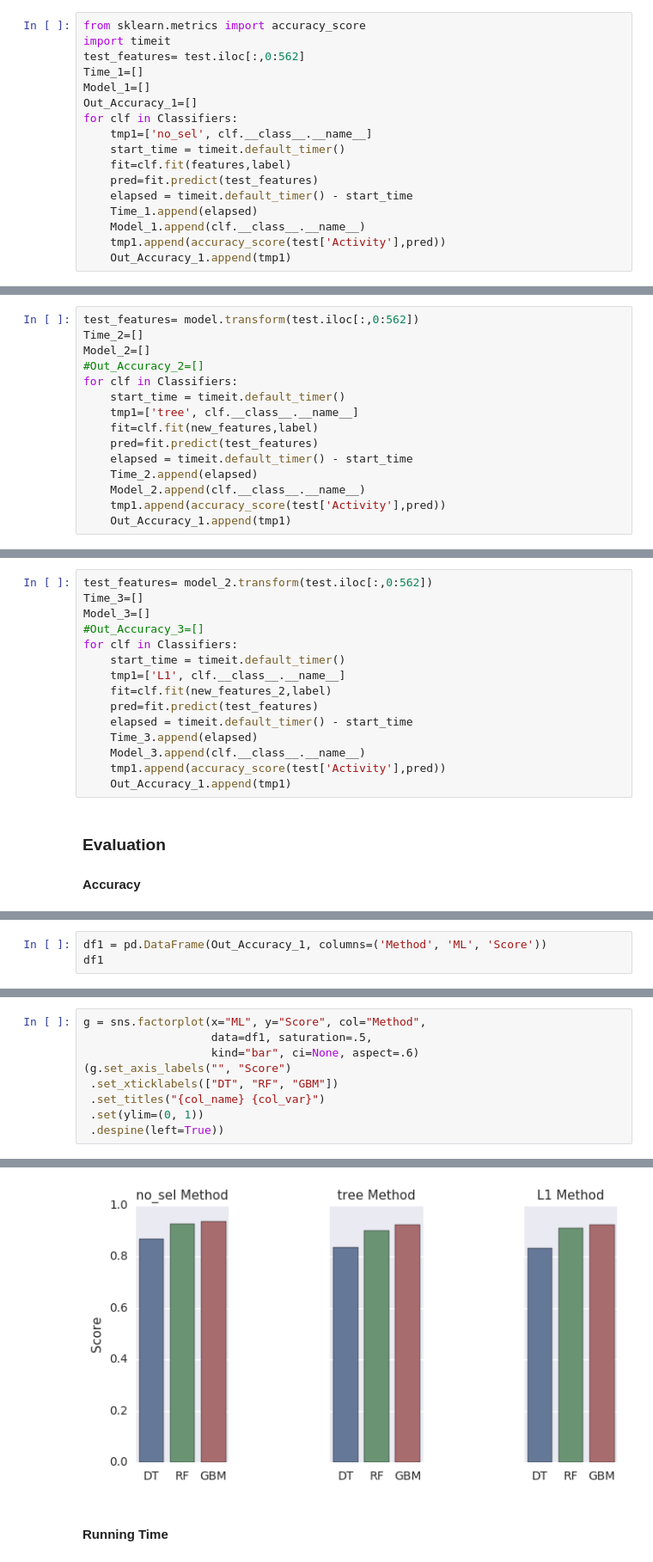
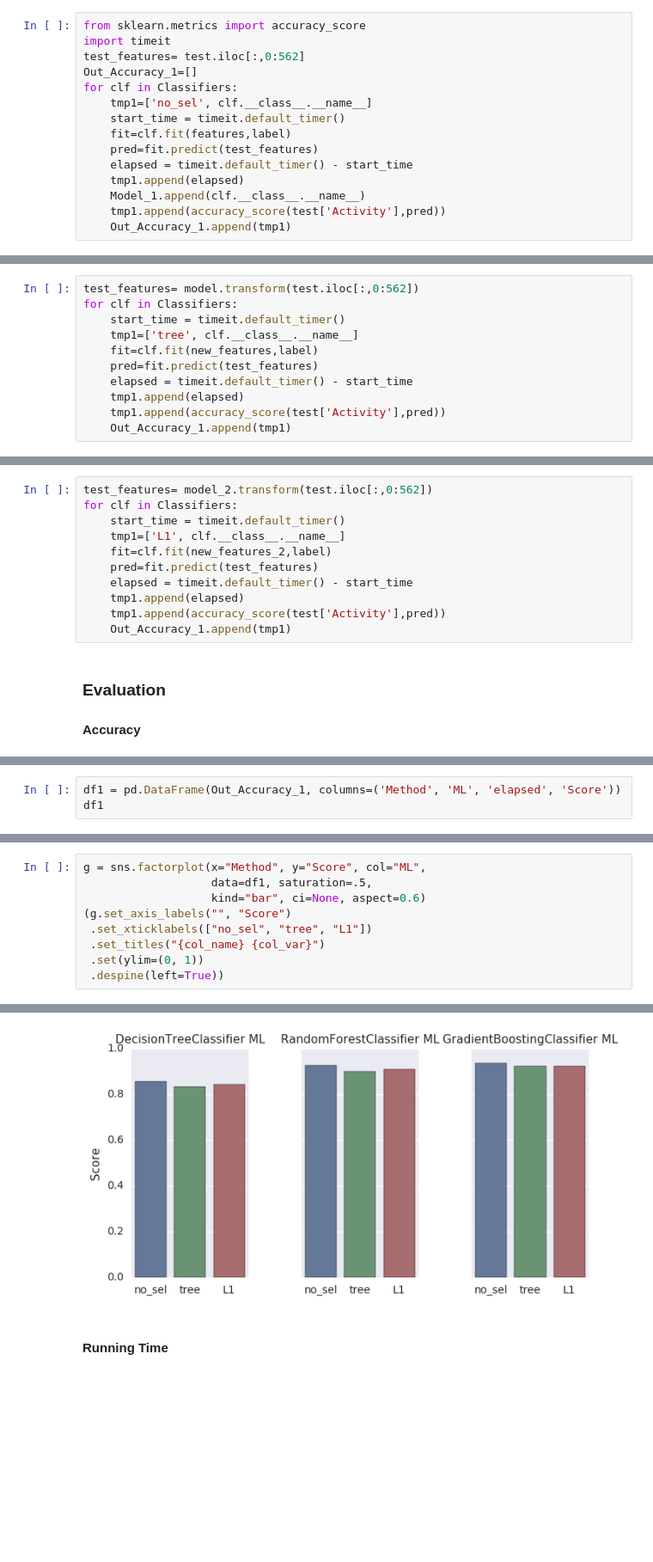
Before and after one commit to renjithmadhavan/projects, a Jupyter notebook: in_progress/human_activity/src/2016-12-28-human-activity-recognition-with-smartphones.ipynb, the cells around one changed output, grey strips where cells are left out. Shown at 86% size. Drawn from its saved outputs; the diff is of its cells as text; blank space fills up the shorter version.

```diff
--- a/in_progress/human_activity/src/2016-12-28-human-activity-recognition-with-smartphones.ipynb
+++ b/in_progress/human_activity/src/2016-12-28-human-activity-recognition-with-smartphones.ipynb
@@ -90,8 +90,6 @@ Classifiers = [DecisionTreeClassifier(),RandomForestClassifier(n_estimators=200)
 from sklearn.metrics import accuracy_score
 import timeit
 test_features= test.iloc[:,0:562]
-Time_1=[]
-Model_1=[]
 Out_Accuracy_1=[]
 for clf in Classifiers:
     tmp1=['no_sel', clf.__class__.__name__]
@@ -99,7 +97,7 @@ for clf in Classifiers:
     fit=clf.fit(features,label)
     pred=fit.predict(test_features)
     elapsed = timeit.default_timer() - start_time
-    Time_1.append(elapsed)
+    tmp1.append(elapsed)
     Model_1.append(clf.__class__.__name__)
     tmp1.append(accuracy_score(test['Activity'],pred))
     Out_Accuracy_1.append(tmp1)
@@ -119,34 +105,26 @@ Out_Accuracy_1
 #### Modeling using Tree Based Feature selection
 # %%
 test_features= model.transform(test.iloc[:,0:562])
-Time_2=[]
-Model_2=[]
-#Out_Accuracy_2=[]
 for clf in Classifiers:
     start_time = timeit.default_timer()
     tmp1=['tree', clf.__class__.__name__]
     fit=clf.fit(new_features,label)
     pred=fit.predict(test_features)
     elapsed = timeit.default_timer() - start_time
-    Time_2.append(elapsed)
-    Model_2.append(clf.__class__.__name__)
+    tmp1.append(elapsed)
     tmp1.append(accuracy_score(test['Activity'],pred))
     Out_Accuracy_1.append(tmp1)
 # %% [markdown]
 #### Modeling using L1-Based Featrue Selection
 # %%
 test_features= model_2.transform(test.iloc[:,0:562])
-Time_3=[]
-Model_3=[]
-#Out_Accuracy_3=[]
 for clf in Classifiers:
     start_time = timeit.default_timer()
     tmp1=['L1', clf.__class__.__name__]
     fit=clf.fit(new_features_2,label)
     pred=fit.predict(test_features)
     elapsed = timeit.default_timer() - start_time
-    Time_3.append(elapsed)
-    Model_3.append(clf.__class__.__name__)
+    tmp1.append(elapsed)
     tmp1.append(accuracy_score(test['Activity'],pred))
     Out_Accuracy_1.append(tmp1)
 # %% [markdown]
@@ -210,4 +137,4 @@ with sns.axes_style('white'):
 # %%
-df1 = pd.DataFrame(Out_Accuracy_1, columns=('Method', 'ML', 'Score'))
+df1 = pd.DataFrame(Out_Accuracy_1, columns=('Method', 'ML', 'elapsed', 'Score'))
 df1
 # %% [output]
@@ -224,14 +151,14 @@ df1
 # %%
-g = sns.factorplot(x="ML", y="Score", col="Method",
+g = sns.factorplot(x="Method", y="Score", col="ML",
                    data=df1, saturation=.5,
-                   kind="bar", ci=None, aspect=.6)
+                   kind="bar", ci=None, aspect=0.6)
 (g.set_axis_labels("", "Score")
- .set_xticklabels(["DT", "RF", "GBM"])
+ .set_xticklabels(["no_sel", "tree", "L1"])
  .set_titles("{col_name} {col_var}")
  .set(ylim=(0, 1))
  .despine(left=True))
 # %% [output]
 <seaborn.axisgrid.FacetGrid at 0x...>
-[figure, old version]
+[figure, new version]
 # %% [markdown]
 #### Running Time
```
Also changed, not shown: parts of 9 cells of this notebook.
